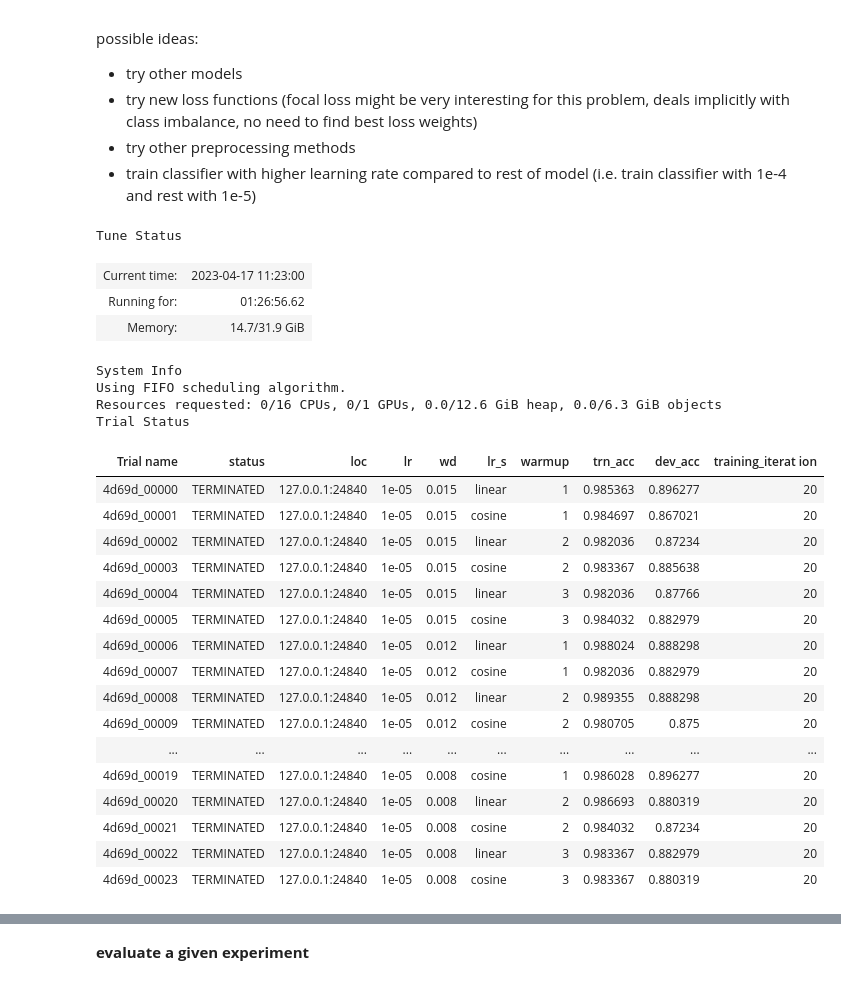
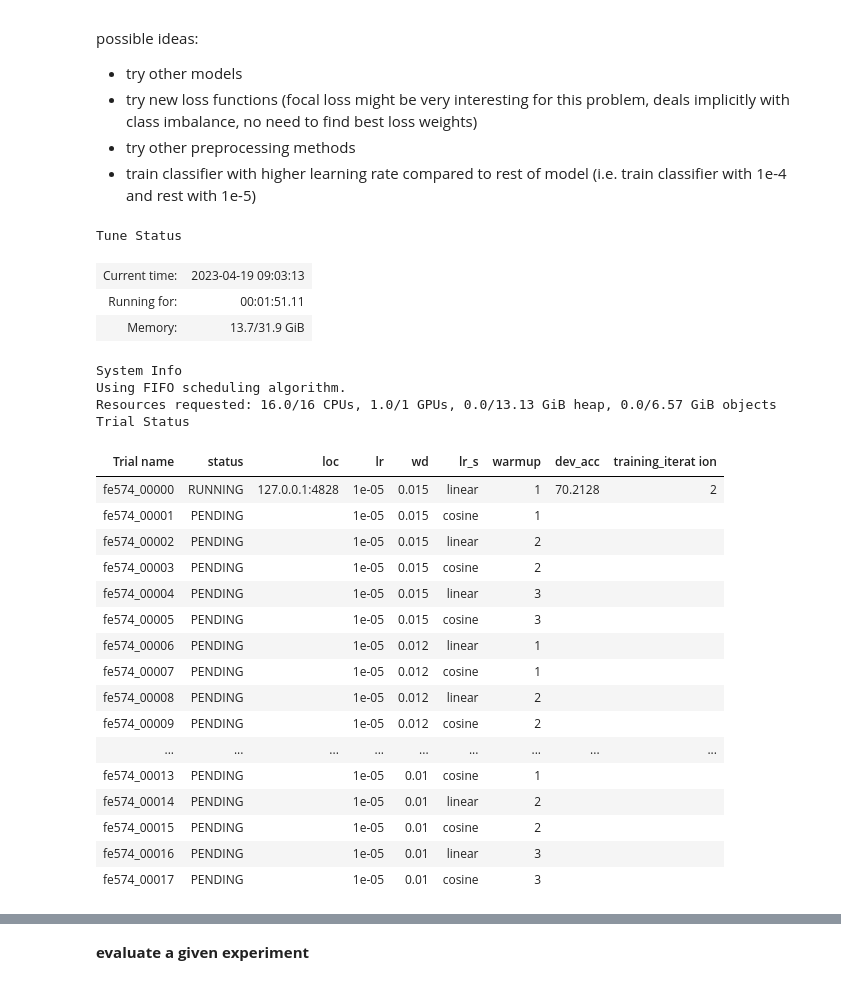
Before and after one commit to lassefschmidt/NLP-Aspect-Term-Polarity-Classification, a Jupyter notebook: 2_Model Training.ipynb, the cells around one changed output, grey strips where cells are left out. Drawn from its saved outputs; the diff is of its cells as text; code cells hidden in the pictures.

Commit message:
updated hyperparameter tuning to replicate tester

```diff
--- a/2_Model Training.ipynb
+++ b/2_Model Training.ipynb
@@ -129,7 +128,7 @@ possible ideas:
 config = {
     # basic infos
     "data_path": os.path.abspath(""),
-    "max_epochs": 20,
+    "max_epochs": 1,
     "batch_size": 32,
 
     # data preprocessing
@@ -161,36 +160,36 @@ config = {
 # %%
 # how many trials to run (if grid_search utilized, it will run this number per grid_search value)
 num_samples = 1
 
 # run experiment
 result_grid = hyperTune.run_ray_experiment(
-    hyperTune.ray_trainable, config, ray_path, num_samples,
+    hyperTune.ray_trainable_tester, config, ray_path, num_samples,
     metric_columns = ["trn_acc", "dev_acc", "training_iteration"],
     parameter_columns = ["lr", "wd", "lr_s", "warmup"]
 )
 # %% [output]
 Tune Status
-| Current time: | 2023-04-17 11:23:00 |
-| Running for: | 01:26:56.62 |
-| Memory: | 14.7/31.9 GiB |
+| Current time: | 2023-04-19 09:03:13 |
+| Running for: | 00:01:51.11 |
+| Memory: | 13.7/31.9 GiB |
 System Info
 Using FIFO scheduling algorithm.
-Resources requested: 0/16 CPUs, 0/1 GPUs, 0.0/12.6 GiB heap, 0.0/6.3 GiB objects
+Resources requested: 16.0/16 CPUs, 1.0/1 GPUs, 0.0/13.13 GiB heap, 0.0/6.57 GiB objects
 Trial Status
-| Trial name | status | loc | lr | wd | lr_s | warmup | trn_acc | dev_acc | training_iterat ion |
-| 4d69d_00000 | TERMINATED | 127.0.0.1:24840 | 1e-05 | 0.015 | linear | 1 | 0.985363 | 0.896277 | 20 |
-| 4d69d_00001 | TERMINATED | 127.0.0.1:24840 | 1e-05 | 0.015 | cosine | 1 | 0.984697 | 0.867021 | 20 |
-| 4d69d_00002 | TERMINATED | 127.0.0.1:24840 | 1e-05 | 0.015 | linear | 2 | 0.982036 | 0.87234 | 20 |
-| 4d69d_00003 | TERMINATED | 127.0.0.1:24840 | 1e-05 | 0.015 | cosine | 2 | 0.983367 | 0.885638 | 20 |
-| 4d69d_00004 | TERMINATED | 127.0.0.1:24840 | 1e-05 | 0.015 | linear | 3 | 0.982036 | 0.87766 | 20 |
-| 4d69d_00005 | TERMINATED | 127.0.0.1:24840 | 1e-05 | 0.015 | cosine | 3 | 0.984032 | 0.882979 | 20 |
-| 4d69d_00006 | TERMINATED | 127.0.0.1:24840 | 1e-05 | 0.012 | linear | 1 | 0.988024 | 0.888298 | 20 |
-| 4d69d_00007 | TERMINATED | 127.0.0.1:24840 | 1e-05 | 0.012 | cosine | 1 | 0.982036 | 0.882979 | 20 |
-| 4d69d_00008 | TERMINATED | 127.0.0.1:24840 | 1e-05 | 0.012 | linear | 2 | 0.989355 | 0.888298 | 20 |
-| 4d69d_00009 | TERMINATED | 127.0.0.1:24840 | 1e-05 | 0.012 | cosine | 2 | 0.980705 | 0.875 | 20 |
-| ... | ... | ... | ... | ... | ... | ... | ... | ... | ... |
-| 4d69d_00019 | TERMINATED | 127.0.0.1:24840 | 1e-05 | 0.008 | cosine | 1 | 0.986028 | 0.896277 | 20 |
-| 4d69d_00020 | TERMINATED | 127.0.0.1:24840 | 1e-05 | 0.008 | linear | 2 | 0.986693 | 0.880319 | 20 |
-| 4d69d_00021 | TERMINATED | 127.0.0.1:24840 | 1e-05 | 0.008 | cosine | 2 | 0.984032 | 0.87234 | 20 |
-| 4d69d_00022 | TERMINATED | 127.0.0.1:24840 | 1e-05 | 0.008 | linear | 3 | 0.983367 | 0.882979 | 20 |
-| 4d69d_00023 | TERMINATED | 127.0.0.1:24840 | 1e-05 | 0.008 | cosine | 3 | 0.983367 | 0.880319 | 20 |
+| Trial name | status | loc | lr | wd | lr_s | warmup | dev_acc | training_iterat ion |
+| fe574_00000 | RUNNING | 127.0.0.1:4828 | 1e-05 | 0.015 | linear | 1 | 70.2128 | 2 |
+| fe574_00001 | PENDING |  | 1e-05 | 0.015 | cosine | 1 |  |  |
+| fe574_00002 | PENDING |  | 1e-05 | 0.015 | linear | 2 |  |  |
+| fe574_00003 | PENDING |  | 1e-05 | 0.015 | cosine | 2 |  |  |
+| fe574_00004 | PENDING |  | 1e-05 | 0.015 | linear | 3 |  |  |
+| fe574_00005 | PENDING |  | 1e-05 | 0.015 | cosine | 3 |  |  |
+| fe574_00006 | PENDING |  | 1e-05 | 0.012 | linear | 1 |  |  |
+| fe574_00007 | PENDING |  | 1e-05 | 0.012 | cosine | 1 |  |  |
+| fe574_00008 | PENDING |  | 1e-05 | 0.012 | linear | 2 |  |  |
+| fe574_00009 | PENDING |  | 1e-05 | 0.012 | cosine | 2 |  |  |
+| ... | ... | ... | ... | ... | ... | ... | ... | ... |
+| fe574_00013 | PENDING |  | 1e-05 | 0.01 | cosine | 1 |  |  |
+| fe574_00014 | PENDING |  | 1e-05 | 0.01 | linear | 2 |  |  |
+| fe574_00015 | PENDING |  | 1e-05 | 0.01 | cosine | 2 |  |  |
+| fe574_00016 | PENDING |  | 1e-05 | 0.01 | linear | 3 |  |  |
+| fe574_00017 | PENDING |  | 1e-05 | 0.01 | cosine | 3 |  |  |
```
Also changed, not shown: parts of 2 cells of this notebook, 4 other files.
